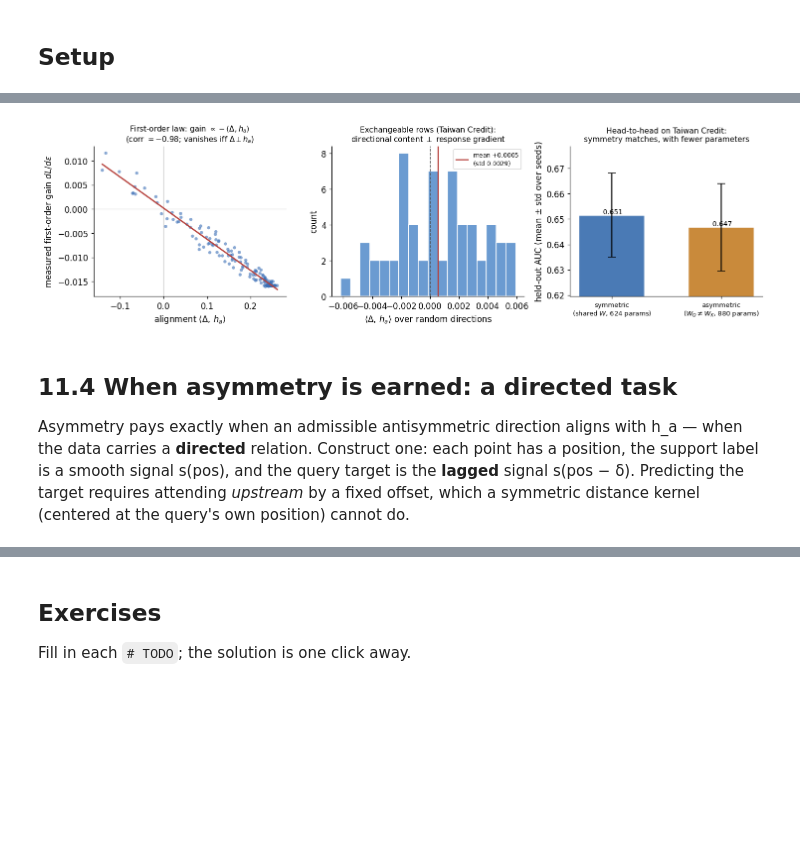
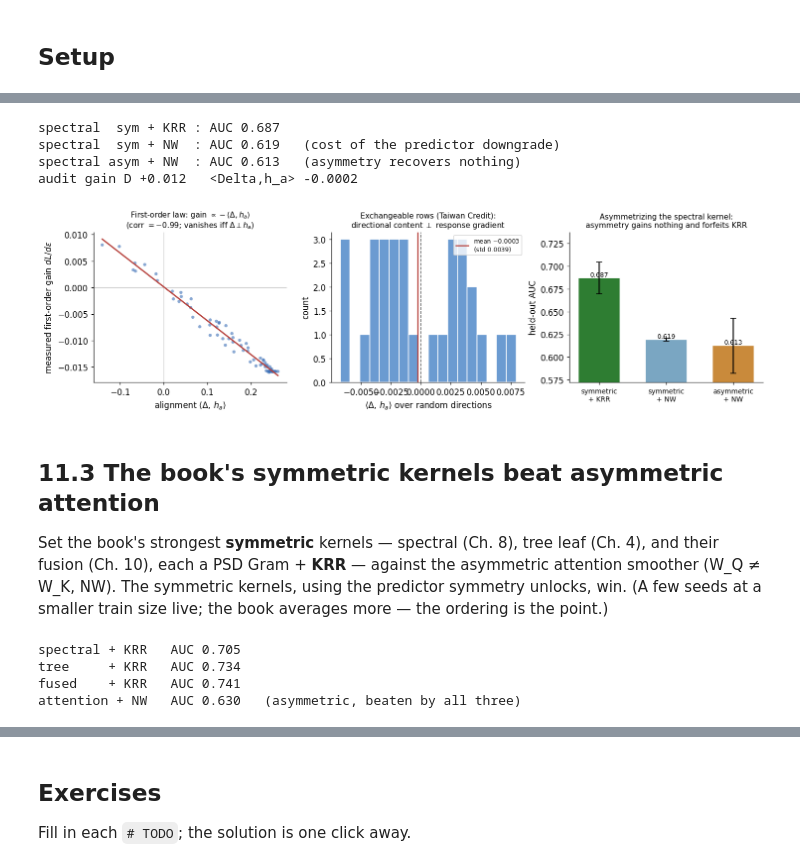
Before and after one commit to asudjianto-xml/Learned-Kernel, a Jupyter notebook: notebooks/ch11_symmetry_suffices.ipynb, the cells around one changed output, grey strips where cells are left out. Saved outputs shown, nothing was run; the diff lists cells and outputs as text; code cells hidden in the pictures; blank space fills up the shorter version.

```diff
--- a/notebooks/ch11_symmetry_suffices.ipynb
+++ b/notebooks/ch11_symmetry_suffices.ipynb
@@ -47,7 +36,0 @@ nothing, the symmetric model should match the asymmetric one — at fewer parame
-# %%
-tw = ch11.run_taiwan_headtohead()
-print(f"asymmetric (W_Q != W_K): AUC {tw['asym'].mean():.3f} +/- {tw['asym'].std():.3f}"
-      f"   ({tw['n_params']['asym']} params)")
-print(f"symmetric  (shared W)  : AUC {tw['sym'].mean():.3f} +/- {tw['sym'].std():.3f}"
-      f"   ({tw['n_params']['sym']} params)")
-print("=> matched held-out AUC; the symmetric model uses ~30% fewer parameters.")
@@ -66,4 +43,0 @@ interval and check the measured risk derivative tracks −⟨Δ, h_a⟩.
-# %%
-law = ch11.run_first_order()
-print(f"corr( <Delta, h_a> , measured dL/deps ) = {law['corr']:+.3f}   (the law predicts ~ -1)")
-print("=> the gain is proportional to -<Delta, h_a> and passes through the origin.")
@@ -79,8 +44,8 @@ response gradient, so it buys nothing to first order.
 # %%
-ortho = ch11.run_orthogonality()
+law = ch11.run_first_order(n_dirs=15)
+ortho = ch11.run_orthogonality(n_dirs=30, n=800)
+print(f"first-order law: corr(<Delta,h_a>, dL/deps) = {law['corr']:+.3f}  (predicts ~ -1)")
 ti = ortho["taiwan_ips"]
-print(f"Taiwan <Delta,h_a> over random directions: mean {ti.mean():+.4f}, std {ti.std():.4f}"
+print(f"Taiwan <Delta,h_a> over random directions: mean {ti.mean():+.4f} std {ti.std():.4f}"
       f"  (|mean|/std = {abs(ti.mean())/ti.std():.2f})")
-print(f"directed-task aligned <Delta,h_a> = {ortho['directed_aligned']:+.3f}"
-      f"  (vs random std {ortho['directed_random_std']:.3f}) — far off zero")
 # %% [output]
@@ -89,13 +61,34 @@ directed-task aligned <Delta,h_a> = +0.272  (vs random std 0.102) — far off ze
+# %%
+sc = ch11.run_spectral_cost(seeds=range(3))
+print(f"spectral  sym + KRR : AUC {sc['sym_krr'].mean():.3f}")
+print(f"spectral  sym + NW  : AUC {sc['sym_nw'].mean():.3f}   (cost of the predictor downgrade)")
+print(f"spectral asym + NW  : AUC {sc['asym_nw'].mean():.3f}   (asymmetry recovers nothing)")
+print(f"audit gain D {np.median(sc['D']):+.3f}   <Delta,h_a> {np.mean(sc['ip']):+.4f}")
+# %% [output]
+spectral  sym + KRR : AUC 0.687
+spectral  sym + NW  : AUC 0.619   (cost of the predictor downgrade)
+spectral asym + NW  : AUC 0.613   (asymmetry recovers nothing)
+audit gain D +0.012   <Delta,h_a> -0.0002
 # %%
-ch11.make_law_figure({"law": law, "ortho": ortho, "taiwan": tw})
+ch11.make_law_figure({"law": law, "ortho": ortho, "spectral_cost": sc})
 plt.show()
 # %% [output]
-[figure, old version]
+[figure, new version]
-# %% [markdown]
-## 11.4  When asymmetry is earned: a directed task
-
-Asymmetry pays exactly when an admissible antisymmetric direction aligns with h_a — when the data
-carries a **directed** relation. Construct one: each point has a position, the support label is a
-smooth signal s(pos), and the query target is the **lagged** signal s(pos − δ). Predicting the
-target requires attending *upstream* by a fixed offset, which a symmetric distance kernel (centered
-at the query's own position) cannot do.
+# %% [markdown]
+## 11.3  The book's symmetric kernels beat asymmetric attention
+
+Set the book's strongest **symmetric** kernels — spectral (Ch. 8), tree leaf (Ch. 4), and their
+fusion (Ch. 10), each a PSD Gram + **KRR** — against the asymmetric attention smoother (W_Q ≠ W_K,
+NW). The symmetric kernels, using the predictor symmetry unlocks, win. (A few seeds at a smaller
+train size live; the book averages more — the ordering is the point.)
+# %%
+real = ch11.run_real_headtohead(seeds=range(2), n_train=700)
+print(f"spectral + KRR   AUC {real['spectral_krr'].mean():.3f}")
+print(f"tree     + KRR   AUC {real['tree_krr'].mean():.3f}")
+print(f"fused    + KRR   AUC {real['fused_krr'].mean():.3f}")
+print(f"attention + NW   AUC {real['asym_attn_nw'].mean():.3f}   (asymmetric, beaten by all three)")
+# %% [output]
+spectral + KRR   AUC 0.705
+tree     + KRR   AUC 0.734
+fused    + KRR   AUC 0.741
+attention + NW   AUC 0.630   (asymmetric, beaten by all three)
```
Also changed, not shown: parts of 31 cells of this notebook, 5 other files.
